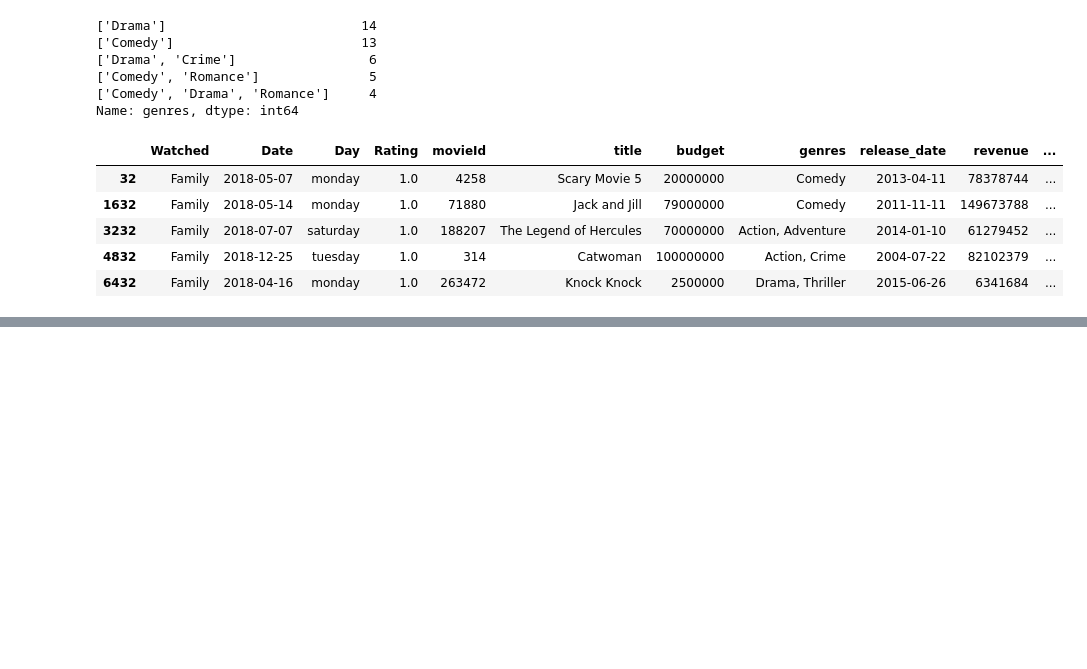
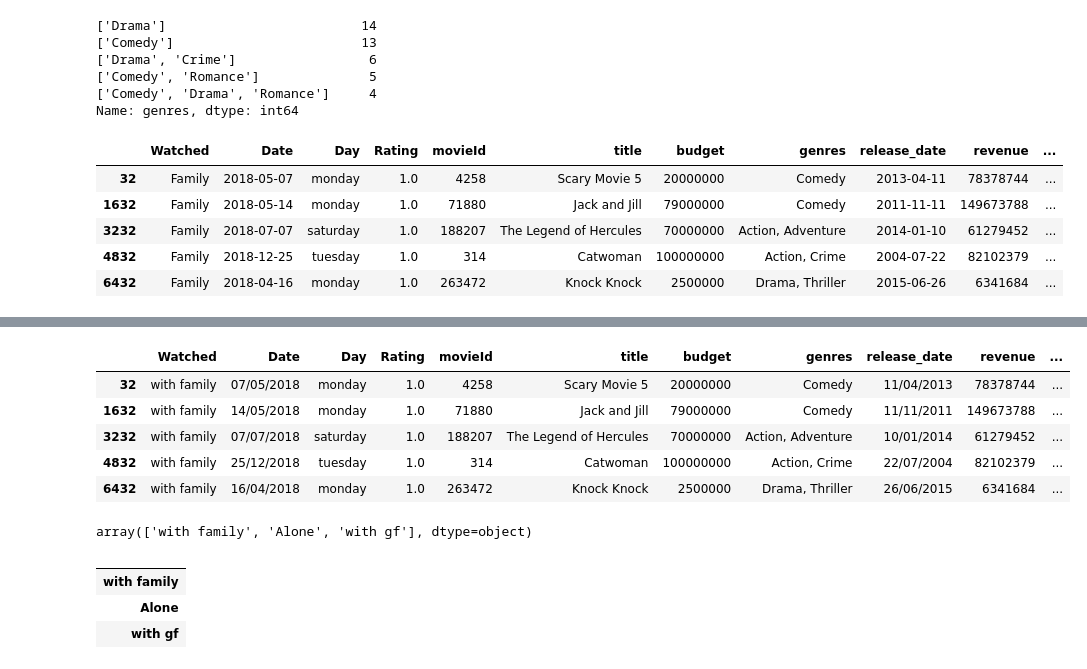
Before and after one commit to erol713/movies, a Jupyter notebook: Project.ipynb, the cells around one changed output, grey strips where cells are left out. Cells and saved outputs as stored; diff of their text form; code cells hidden in the pictures; blank space fills up the shorter version.

```diff
--- a/Project.ipynb
+++ b/Project.ipynb
@@ -254,0 +238,14 @@ for i in df3.genres:
+# %%
+
+df.head()
+# %% [output]
+|  | Watched | Date | Day | Rating | movieId | title | budget | genres | release_date | revenue | ... |
+| 32 | with family | 07/05/2018 | monday | 1.0 | 4258 | Scary Movie 5 | 20000000 | Comedy | 11/04/2013 | 78378744 | ... |
+| 1632 | with family | 14/05/2018 | monday | 1.0 | 71880 | Jack and Jill | 79000000 | Comedy | 11/11/2011 | 149673788 | ... |
+| 3232 | with family | 07/07/2018 | saturday | 1.0 | 188207 | The Legend of Hercules | 70000000 | Action, Adventure | 10/01/2014 | 61279452 | ... |
+| 4832 | with family | 25/12/2018 | tuesday | 1.0 | 314 | Catwoman | 100000000 | Action, Crime | 22/07/2004 | 82102379 | ... |
+| 6432 | with family | 16/04/2018 | monday | 1.0 | 263472 | Knock Knock | 2500000 | Drama, Thriller | 26/06/2015 | 6341684 | ... |
+# %%
+df.Watched.unique()
+# %% [output]
+array(['with family', 'Alone', 'with gf'], dtype=object)
@@ -254,0 +254,7 @@ for i in df3.genres:
+# %%
+users
+# %% [output]
+|  |
+| with family |
+| Alone |
+| with gf |
```
Also changed, not shown: parts of 93 cells of this notebook, 7 other files.
